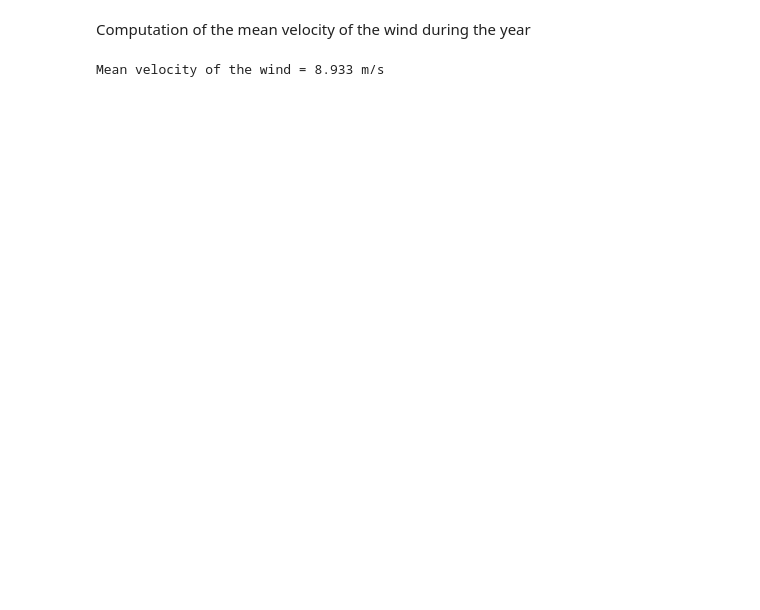
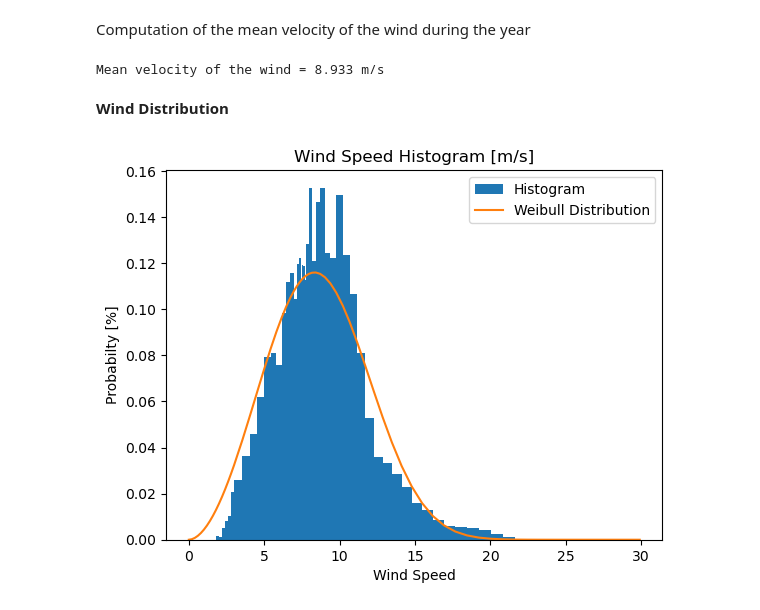
Before and after one commit to AmauryLaridon/LENVI2007---Wind-Turbine-Design, a Jupyter notebook: BEM/Project.ipynb, the cells around one changed output. Saved outputs shown, nothing was run; the diff lists cells and outputs as text; code cells hidden in the pictures; blank space fills up the shorter version.

```diff
--- a/BEM/Project.ipynb
+++ b/BEM/Project.ipynb
@@ -522,0 +478,27 @@ plt.show()
+# %%
+# Libraries #
+import pandas as pd
+import matplotlib.pyplot as plt
+
+# CSV File reading for weather data #
+
+personal_data_path = '../Data/'
+df_wind = pd.read_csv(personal_data_path+ 'Weather_data_150m_height.csv', header=0, usecols=[0,1])
+df_perf = pd.read_csv(personal_data_path+ 'performance_ccblade.csv',usecols=[0,3],sep="\t")
+
+df_perf.rename(columns=lambda x: x.strip(), inplace=True)
+df_perf.rename(columns=lambda x: x.strip(), inplace=True)
+
+
+wind = df_wind['wind_speed']
+
+for i in range(0,30,2):
+    df_perf.loc[len(df_perf.index)] = [i/10,0]
+for i in range(251,300,2):
+    df_perf.loc[len(df_perf.index)] = [i/10,0]
+
+df_perf.index = df_perf["# Wind speed (m/s)"]
+df_perf = df_perf.drop(columns=["# Wind speed (m/s)"])
+df_perf = df_perf.sort_index()
+wind_speed_range = df_perf.index.values
+wind.describe()
@@ -527,3 +524,25 @@ mean_wind = np.mean(wind)
 print("Mean velocity of the wind = {:.3f} m/s".format(mean_wind))
 # %% [output]
 Mean velocity of the wind = 8.933 m/s
+# %% [markdown]
+**Wind Distribution**
+# %%
+def weibull(u, k, c):
+    return (k / c) * (u / c)**(k-1) * np.exp(-(u/c)**k)
+
+k = 2.85 #2.12
+c = 9.7
+wind_distribution = []
+for i in wind_speed_range :
+    wind_distribution.append(weibull(i, k, c))
+
+hist, bins = np.histogram(wind, bins=wind_speed_range)
+plt.hist(wind, bins=wind_speed_range,density=True, label='Histogram')
+plt.plot(wind_speed_range, wind_distribution, label='Weibull Distribution')
+plt.xlabel('Wind Speed')
+plt.legend()
+plt.ylabel('Probabilty [%]')
+plt.title('Wind Speed Histogram [m/s]')
+plt.show()
+# %% [output]
+[figure, added]
```
Also changed, not shown: parts of 12 cells of this notebook.
